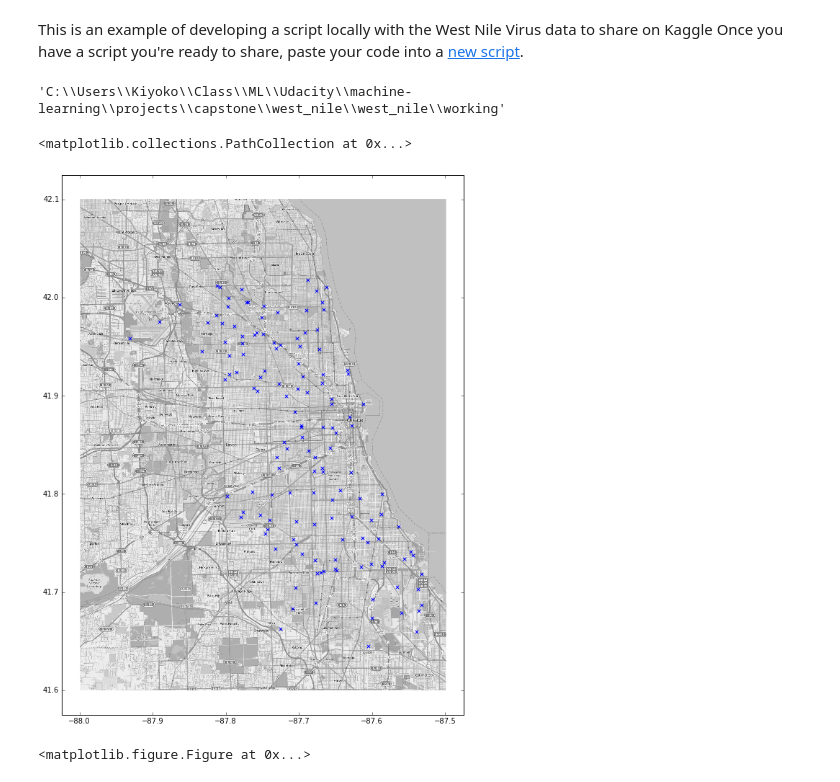
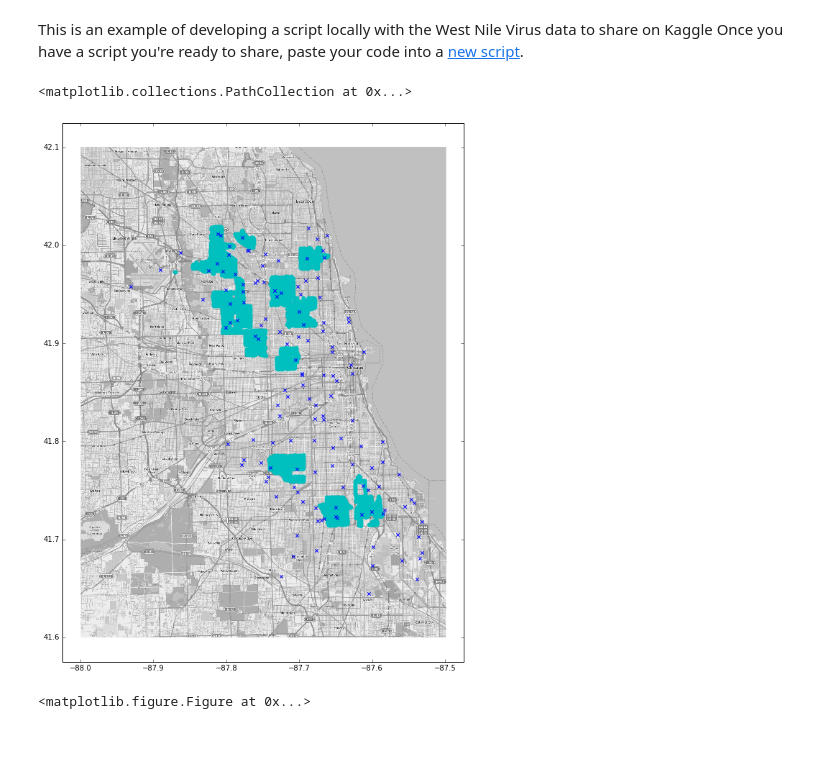
Before and after one commit to kiyokoi/west-nile-virus, a Jupyter notebook: west-nile-virus/west_nile_virus_prediction.ipynb, the cells around one changed output. Drawn from its saved outputs; the diff is of its cells as text; code cells hidden in the pictures; blank space fills up the shorter version.

Commit message:
Added spray area visualization.

```diff
--- a/west-nile-virus/west_nile_virus_prediction.ipynb
+++ b/west-nile-virus/west_nile_virus_prediction.ipynb
@@ -1,43 +1,36 @@
 # %% [markdown]
 This is an example of developing a script locally with the West Nile Virus data to share on Kaggle
 Once you have a script you're ready to share, paste your code into a [new script](https://www.kaggle.com/c/predict-west-nile-virus/scripts/new).
-# %%
-# For working locally, you want to be in west_nile_scripts/working.
-# This command will move you to there, if you're in west_nile_scripts/src (where this file is).
-import os
-os.chdir('../working')
-
-#!cd ../working/ # Not necessary for scripts running on Kaggle
-# %% [output]
-'C:\\Users\\Kiyoko\\Class\\ML\\Udacity\\machine-learning\\projects\\capstone\\west_nile\\west_nile\\working'
 # %%
 # Code is borrowed from: https://www.kaggle.com/users/213536/vasco/predict-west-nile-virus/west-nile-heatmap
 
 import pandas as pd
 import numpy as np
 import matplotlib.pyplot as plt
-%matplotlib inline # Remove this when copying to a script on Kaggle:
+%matplotlib inline
 
 mapdata = np.loadtxt("../input/mapdata_copyright_openstreetmap_contributors.txt")
 traps = pd.read_csv('../input/train.csv')[['Date', 'Trap','Longitude', 'Latitude', 'WnvPresent']]
+spray = pd.read_csv('../input/spray.csv')
 
 aspect = mapdata.shape[0] * 1.0 / mapdata.shape[1]
 lon_lat_box = (-88, -87.5, 41.6, 42.1)
 
 plt.figure(figsize=(10,14))
 plt.imshow(mapdata,
            cmap=plt.get_cmap('gray'),
            extent=lon_lat_box,
            aspect=aspect)
 
+#drop rows with off-the-map locations
+spray = spray[spray.Latitude < 42.2]
+spray_locations = spray[['Longitude', 'Latitude']].drop_duplicates().values
 locations = traps[['Longitude', 'Latitude']].drop_duplicates().values
+plt.scatter(spray_locations[:,0], spray_locations[:,1], marker='o', color = 'c')
 plt.scatter(locations[:,0], locations[:,1], marker='x')
-
-# Add this when copying to a script on Kaggle:
-#plt.savefig('heatmap.png')
 # %% [output]
 <matplotlib.collections.PathCollection at 0x...>
-[figure, old version]
+[figure, new version]
 # %%
 #plt.savefig('heatmap.png')
 # %% [output]
```
